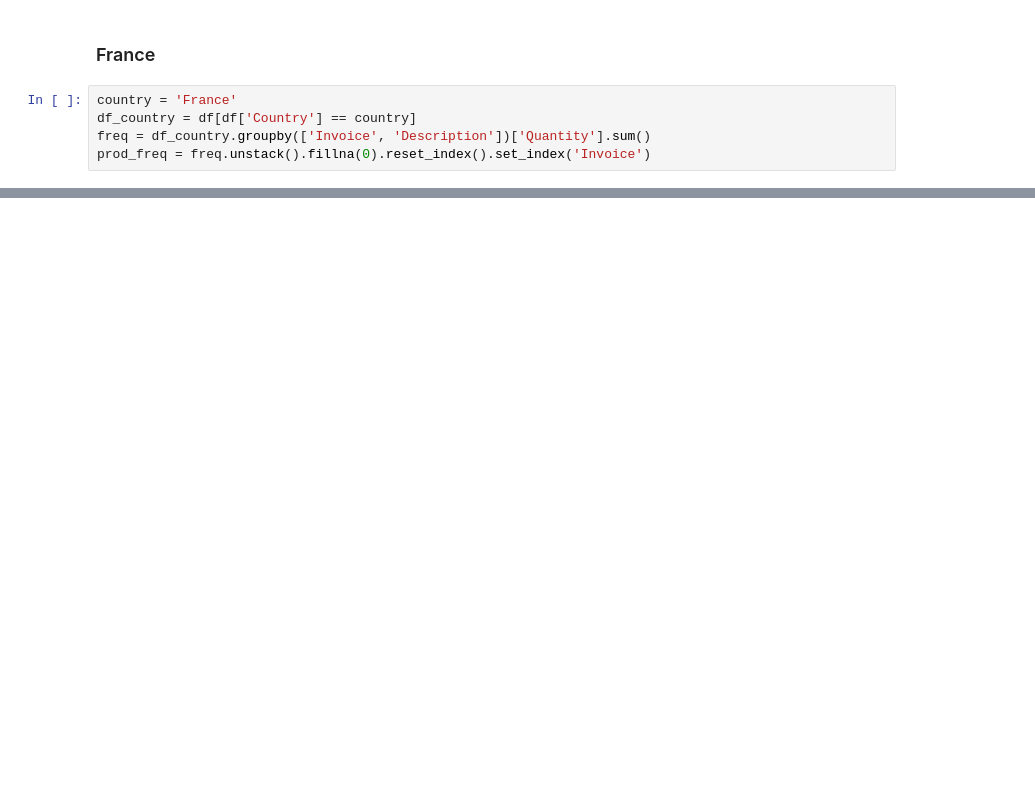
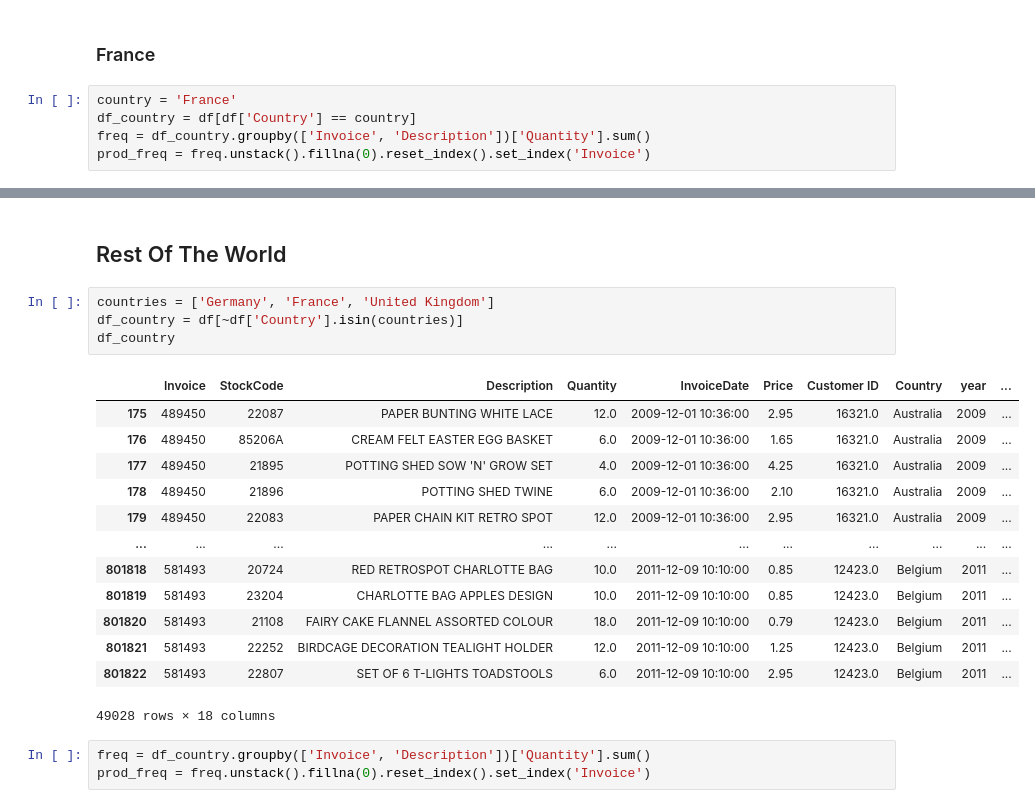
Before and after one commit to metehan41/DataMiningProject, a Jupyter notebook: DataMining.ipynb, the cells around one changed output, grey strips where cells are left out. Cells and saved outputs as stored; diff of their text form; blank space fills up the shorter version.

```diff
--- a/DataMining.ipynb
+++ b/DataMining.ipynb
@@ -360,0 +430,23 @@ association_rules
+# %% [markdown]
+## Rest Of The World
+# %%
+countries = ['Germany', 'France', 'United Kingdom']
+df_country = df[~df['Country'].isin(countries)]
+df_country
+# %% [output]
+|  | Invoice | StockCode | Description | Quantity | InvoiceDate | Price | Customer ID | Country | year | ... |
+| 175 | 489450 | 22087 | PAPER BUNTING WHITE LACE | 12.0 | 2009-12-01 10:36:00 | 2.95 | 16321.0 | Australia | 2009 | ... |
+| 176 | 489450 | 85206A | CREAM FELT EASTER EGG BASKET | 6.0 | 2009-12-01 10:36:00 | 1.65 | 16321.0 | Australia | 2009 | ... |
+| 177 | 489450 | 21895 | POTTING SHED SOW 'N' GROW SET | 4.0 | 2009-12-01 10:36:00 | 4.25 | 16321.0 | Australia | 2009 | ... |
+| 178 | 489450 | 21896 | POTTING SHED TWINE | 6.0 | 2009-12-01 10:36:00 | 2.10 | 16321.0 | Australia | 2009 | ... |
+| 179 | 489450 | 22083 | PAPER CHAIN KIT RETRO SPOT | 12.0 | 2009-12-01 10:36:00 | 2.95 | 16321.0 | Australia | 2009 | ... |
+| ... | ... | ... | ... | ... | ... | ... | ... | ... | ... | ... |
+| 801818 | 581493 | 20724 | RED RETROSPOT CHARLOTTE BAG | 10.0 | 2011-12-09 10:10:00 | 0.85 | 12423.0 | Belgium | 2011 | ... |
+| 801819 | 581493 | 23204 | CHARLOTTE BAG APPLES DESIGN | 10.0 | 2011-12-09 10:10:00 | 0.85 | 12423.0 | Belgium | 2011 | ... |
+| 801820 | 581493 | 21108 | FAIRY CAKE FLANNEL ASSORTED COLOUR | 18.0 | 2011-12-09 10:10:00 | 0.79 | 12423.0 | Belgium | 2011 | ... |
+| 801821 | 581493 | 22252 | BIRDCAGE DECORATION TEALIGHT HOLDER | 12.0 | 2011-12-09 10:10:00 | 1.25 | 12423.0 | Belgium | 2011 | ... |
+| 801822 | 581493 | 22807 | SET OF 6 T-LIGHTS TOADSTOOLS | 6.0 | 2011-12-09 10:10:00 | 2.95 | 12423.0 | Belgium | 2011 | ... |
+49028 rows × 18 columns
+# %%
+freq = df_country.groupby(['Invoice', 'Description'])['Quantity'].sum()
+prod_freq = freq.unstack().fillna(0).reset_index().set_index('Invoice')
```
Also changed, not shown: parts of 31 cells of this notebook.
